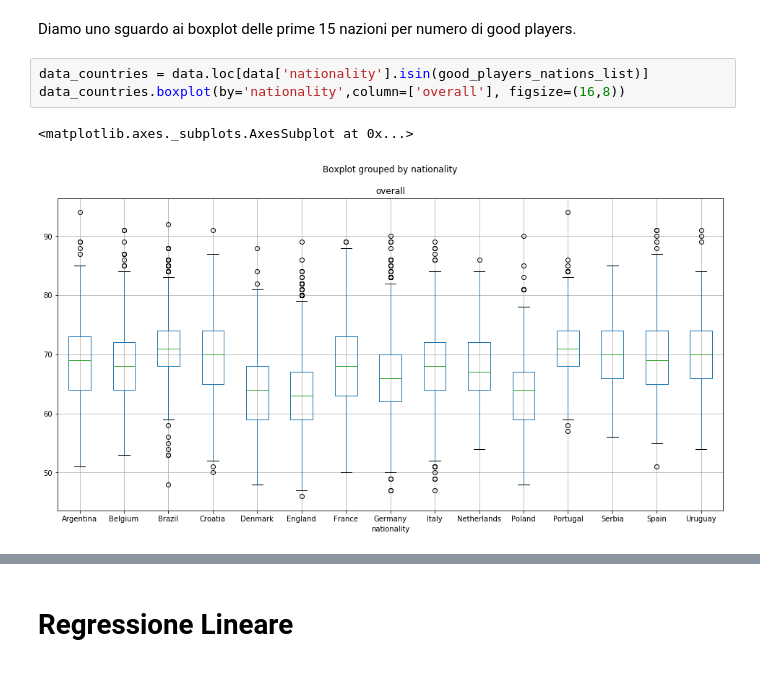
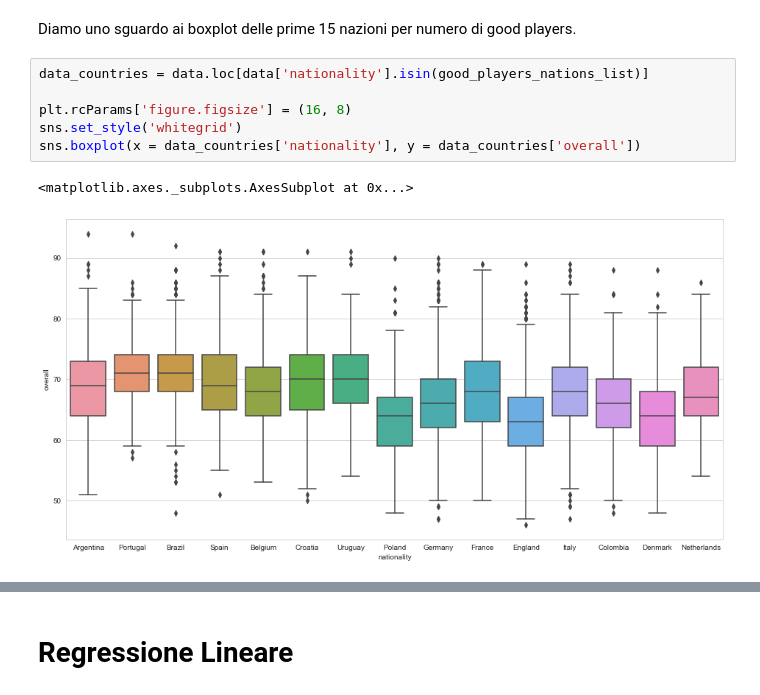
Before and after one commit to ValerioTosto/Fifa19DataAnalysis, a Jupyter notebook: Fifa19 Analysis.ipynb, the cells around one changed output, grey strips where cells are left out. Drawn from its saved outputs; the diff is of its cells as text.

```diff
--- a/Fifa19 Analysis.ipynb
+++ b/Fifa19 Analysis.ipynb
@@ -343,7 +365,10 @@ Come possiamo notare, i giocatori di ottimo livello (top e, alcuni, good players
 Diamo uno sguardo ai boxplot delle prime 15 nazioni per numero di good players.
 # %%
 data_countries = data.loc[data['nationality'].isin(good_players_nations_list)]
-data_countries.boxplot(by='nationality',column=['overall'], figsize=(16,8))
+
+plt.rcParams['figure.figsize'] = (16, 8)
+sns.set_style('whitegrid')
+sns.boxplot(x = data_countries['nationality'], y = data_countries['overall'])
 # %% [output]
 <matplotlib.axes._subplots.AxesSubplot at 0x...>
-[figure, old version]
+[figure, new version]
```
Also changed, not shown: parts of 88 cells of this notebook.
